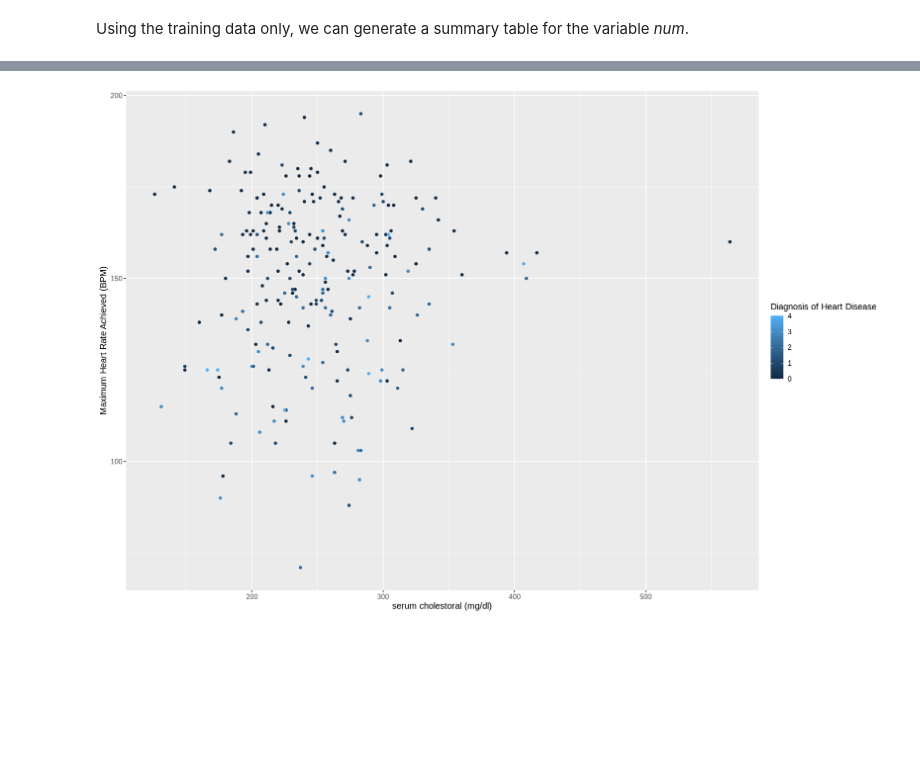
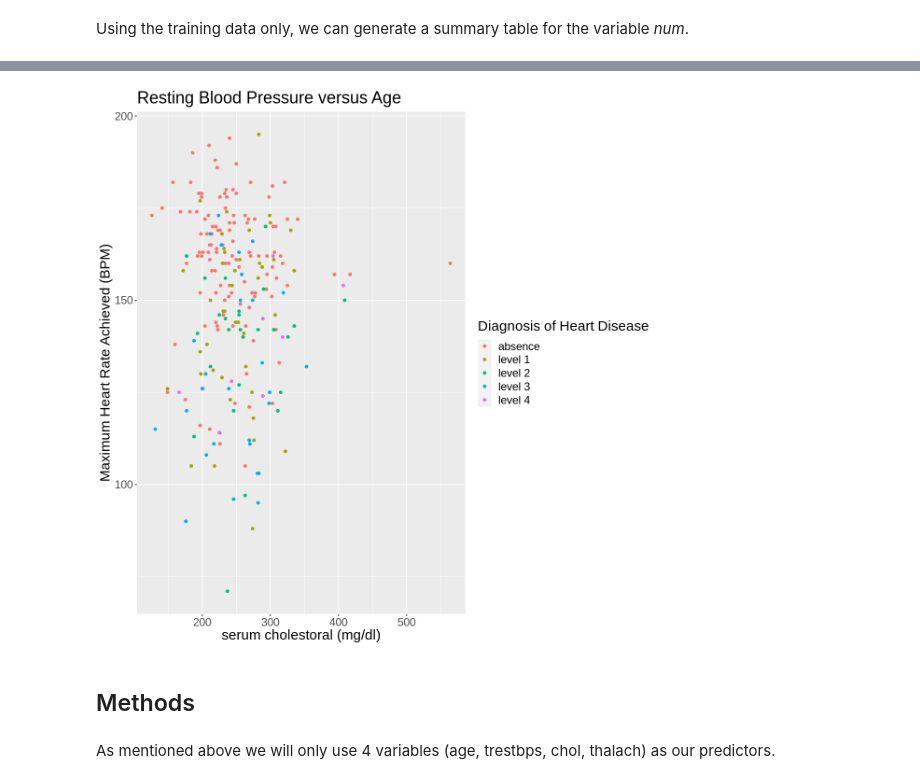
Before and after one commit to Yi-Lin-Wang/Group-32-best-group, a Jupyter notebook: wrangled_data.ipynb, the cells around one changed output, grey strips where cells are left out. Drawn from its saved outputs; the diff is of its cells as text; code cells hidden in the pictures; blank space fills up the shorter version.

```diff
--- a/wrangled_data.ipynb
+++ b/wrangled_data.ipynb
@@ -126,10 +160,16 @@ heart_deasease_plot_1
 # %%
-options(repr.plot.width = 15, repr.plot.height = 10)
+options(repr.plot.width = 10, repr.plot.height = 10)
 heart_deasease_plot_2 <- heart_disease_training |>
     ggplot(aes(x = chol, y = thalach, color = num)) +
     geom_point() +
     labs(x = "serum cholestoral (mg/dl)", y = "Maximum Heart Rate Achieved (BPM)", color = "Diagnosis of Heart Disease") +
-    theme(text = element_text(size = 12))
+    theme(text = element_text(size = 18)) +
+    scale_color_discrete(labels = c("absence", "level 1", "level 2", "level 3", "level 4")) +
+    ggtitle("Resting Blood Pressure versus Age")
 heart_deasease_plot_2
 # %% [output]
-[figure, old version]
+[figure, new version]
+# %% [markdown]
+## Methods
+# %% [markdown]
+As mentioned above we will only use 4 variables (age, trestbps, chol, thalach) as our predictors.
```
Also changed, not shown: parts of 15 cells of this notebook.
